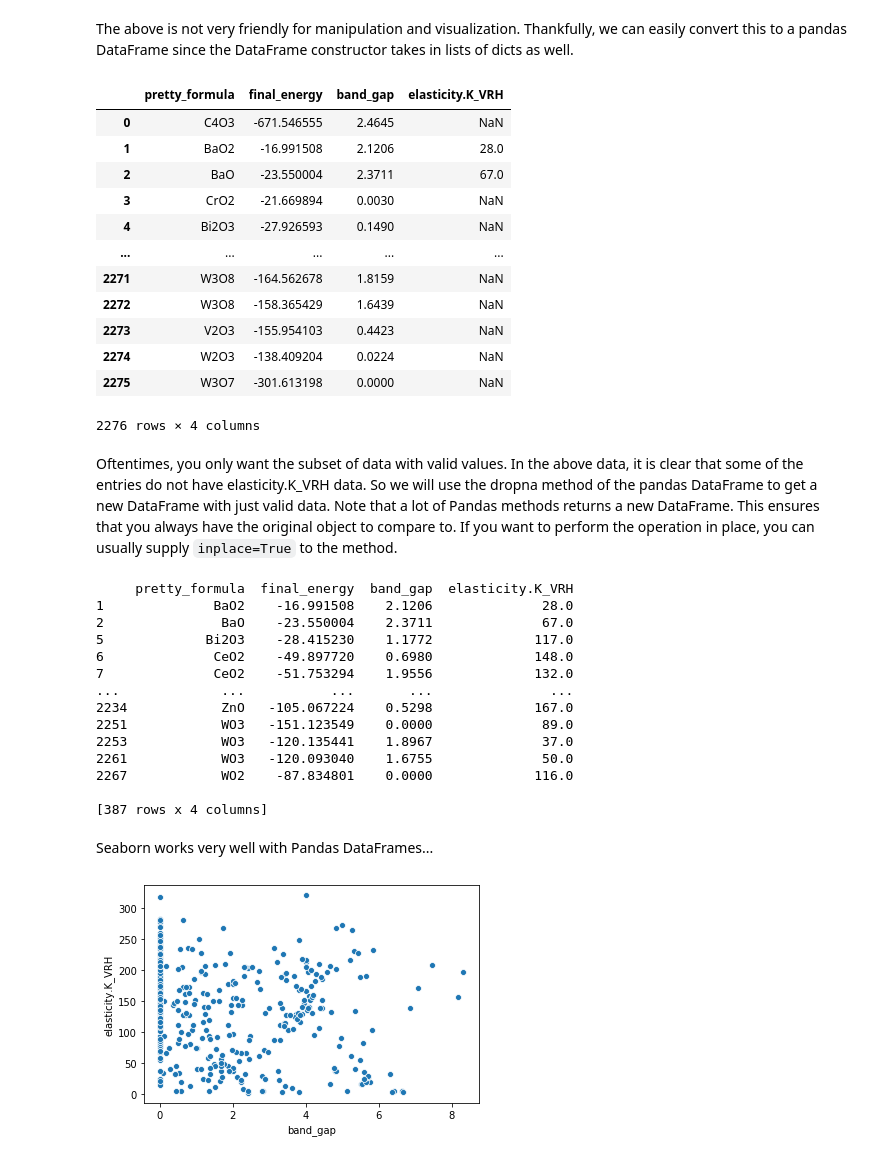
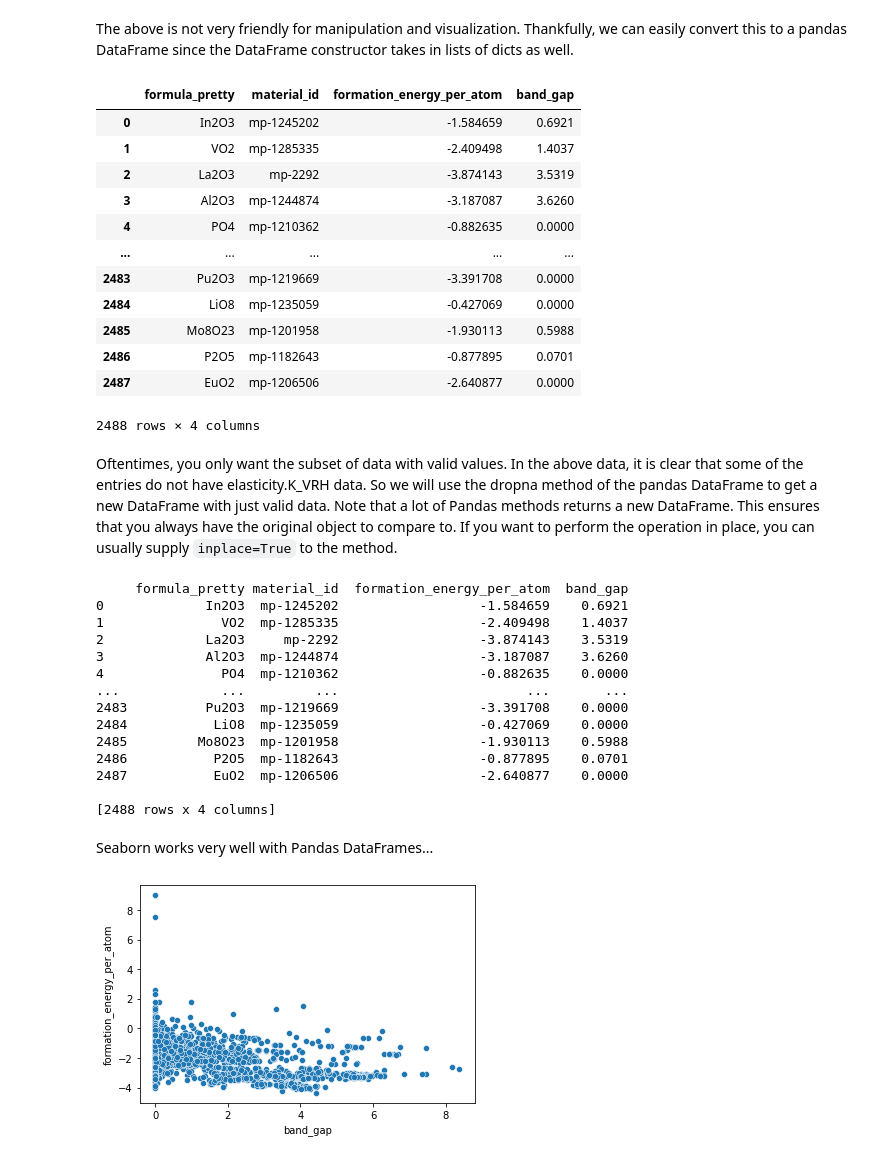
Before and after one commit to materialsvirtuallab/nano281, a Jupyter notebook: lectures/notebooks/Lecture 01 - Python for Data Science.ipynb, the cells around one changed output. Saved outputs shown, nothing was run; the diff lists cells and outputs as text; code cells hidden in the pictures.

```diff
--- a/lectures/notebooks/Lecture 01 - Python for Data Science.ipynb
+++ b/lectures/notebooks/Lecture 01 - Python for Data Science.ipynb
@@ -239,9 +239,9 @@ sns.scatterplot(x="Enorm (eV)", y="E_raw (eV)", data=df);
 The MPRester.query method allows you to perform direct queries to the Materials Project to obtain data. What is returned is a list of dict of properties.
 # %%
 from pymatgen.ext.matproj import MPRester
-mpr = MPRester()
-data = mpr.query(criteria="*-O", properties=["pretty_formula", "final_energy", "band_gap", "elasticity.K_VRH"])
-# What is returned is a list of dict. Let's just see what the first item in the list looks out.
+with MPRester() as mpr:
+    data = mpr.summary.search(chemsys=["*-O"], fields=["material_id", "formula_pretty", "formation_energy_per_atom", "band_gap"])
+# What is returned is a list. Let's just see what the first item in the list looks out.
 import pprint
 pprint.pprint(data[0])
 # %% [output]
@@ -252,45 +255,46 @@ pprint.pprint(data[0])
 # %% [markdown]
 The above is not very friendly for manipulation and visualization. Thankfully, we can easily convert this to a pandas DataFrame since the DataFrame constructor takes in lists of dicts as well.
 # %%
-df = pd.DataFrame(data)
+df = pd.DataFrame([d.dict() for d in data])
+df.drop(columns=["fields_not_requested"], inplace=True)
 display(df)
 # %% [output]
-|  | pretty_formula | final_energy | band_gap | elasticity.K_VRH |
-| 0 | C4O3 | -671.546555 | 2.4645 | NaN |
-| 1 | BaO2 | -16.991508 | 2.1206 | 28.0 |
-| 2 | BaO | -23.550004 | 2.3711 | 67.0 |
-| 3 | CrO2 | -21.669894 | 0.0030 | NaN |
-| 4 | Bi2O3 | -27.926593 | 0.1490 | NaN |
+|  | formula_pretty | material_id | formation_energy_per_atom | band_gap |
+| 0 | In2O3 | mp-1245202 | -1.584659 | 0.6921 |
+| 1 | VO2 | mp-1285335 | -2.409498 | 1.4037 |
+| 2 | La2O3 | mp-2292 | -3.874143 | 3.5319 |
+| 3 | Al2O3 | mp-1244874 | -3.187087 | 3.6260 |
+| 4 | PO4 | mp-1210362 | -0.882635 | 0.0000 |
 | ... | ... | ... | ... | ... |
-| 2271 | W3O8 | -164.562678 | 1.8159 | NaN |
-| 2272 | W3O8 | -158.365429 | 1.6439 | NaN |
-| 2273 | V2O3 | -155.954103 | 0.4423 | NaN |
-| 2274 | W2O3 | -138.409204 | 0.0224 | NaN |
-| 2275 | W3O7 | -301.613198 | 0.0000 | NaN |
+| 2483 | Pu2O3 | mp-1219669 | -3.391708 | 0.0000 |
+| 2484 | LiO8 | mp-1235059 | -0.427069 | 0.0000 |
+| 2485 | Mo8O23 | mp-1201958 | -1.930113 | 0.5988 |
+| 2486 | P2O5 | mp-1182643 | -0.877895 | 0.0701 |
+| 2487 | EuO2 | mp-1206506 | -2.640877 | 0.0000 |
-2276 rows × 4 columns
+2488 rows × 4 columns
 # %% [markdown]
 Oftentimes, you only want the subset of data with valid values. In the above data, it is clear that some of the entries do not have elasticity.K_VRH data. So we will use the dropna method of the pandas DataFrame to get a new DataFrame with just valid data. Note that a lot of Pandas methods returns a new DataFrame. This ensures that you always have the original object to compare to. If you want to perform the operation in place, you can usually supply  `inplace=True` to the method.
 # %%
 valid_data = df.dropna()
 print(valid_data)
 # %% [output]
-     pretty_formula  final_energy  band_gap  elasticity.K_VRH
-1              BaO2    -16.991508    2.1206              28.0
-2               BaO    -23.550004    2.3711              67.0
-5             Bi2O3    -28.415230    1.1772             117.0
-6              CeO2    -49.897720    0.6980             148.0
-7              CeO2    -51.753294    1.9556             132.0
-...             ...           ...       ...               ...
-2234            ZnO   -105.067224    0.5298             167.0
-2251            WO3   -151.123549    0.0000              89.0
-2253            WO3   -120.135441    1.8967              37.0
-2261            WO3   -120.093040    1.6755              50.0
-2267            WO2    -87.834801    0.0000             116.0
+     formula_pretty material_id  formation_energy_per_atom  band_gap
+0             In2O3  mp-1245202                  -1.584659    0.6921
+1               VO2  mp-1285335                  -2.409498    1.4037
+2             La2O3     mp-2292                  -3.874143    3.5319
+3             Al2O3  mp-1244874                  -3.187087    3.6260
+4               PO4  mp-1210362                  -0.882635    0.0000
+...             ...         ...                        ...       ...
+2483          Pu2O3  mp-1219669                  -3.391708    0.0000
+2484           LiO8  mp-1235059                  -0.427069    0.0000
+2485         Mo8O23  mp-1201958                  -1.930113    0.5988
+2486           P2O5  mp-1182643                  -0.877895    0.0701
+2487           EuO2  mp-1206506                  -2.640877    0.0000
 
-[387 rows x 4 columns]
+[2488 rows x 4 columns]
 # %% [markdown]
 Seaborn works very well with Pandas DataFrames...
 # %%
-sns.scatterplot(x="band_gap", y="elasticity.K_VRH", data=valid_data);
+sns.scatterplot(x="band_gap", y="formation_energy_per_atom", data=valid_data);
 # %% [output]
-[figure, old version]
+[figure, new version]
```
Also changed, not shown: parts of 5 cells of this notebook, 2 other files.
